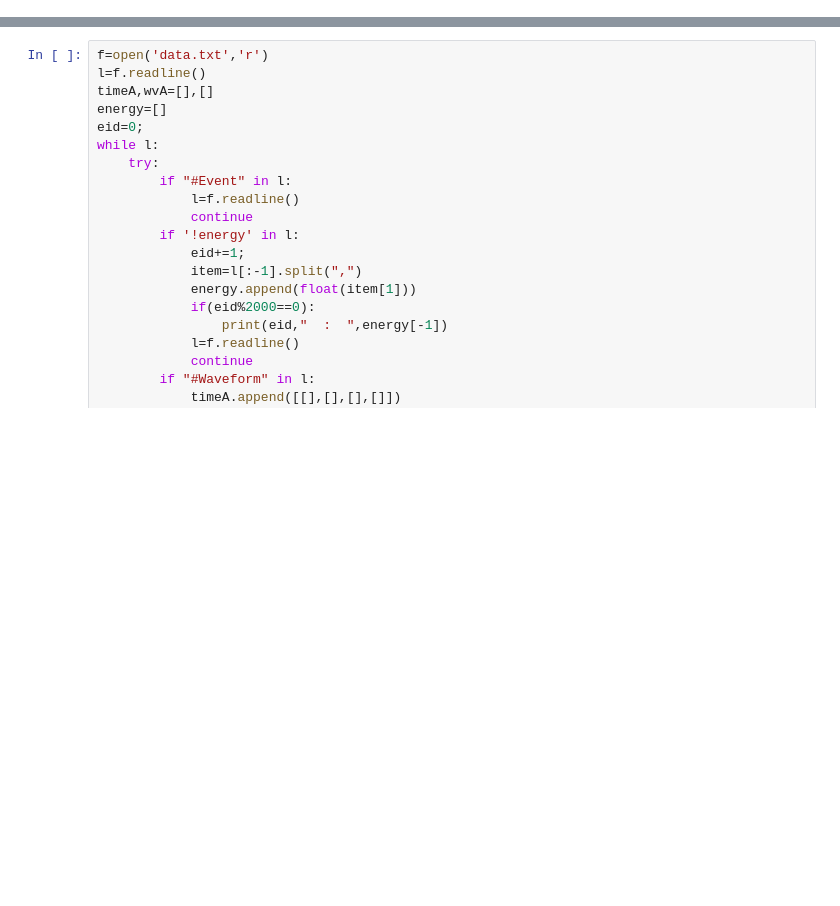
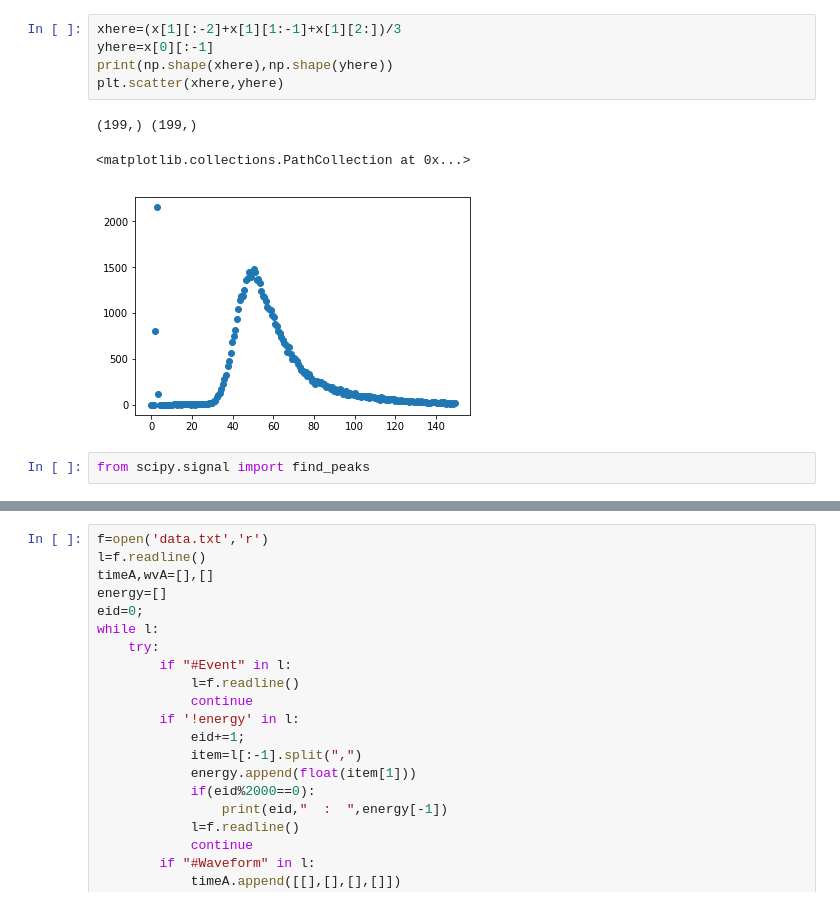
Before and after one commit to ats2008/drs4daq, a Jupyter notebook: drs4v5/pythonDoc.ipynb, the cells around one changed output, grey strips where cells are left out. Drawn from its saved outputs; the diff is of its cells as text; blank space fills up the shorter version.

```diff
--- a/drs4v5/pythonDoc.ipynb
+++ b/drs4v5/pythonDoc.ipynb
@@ -3,0 +106,11 @@ import numpy as np
+# %%
+xhere=(x[1][:-2]+x[1][1:-1]+x[1][2:])/3
+yhere=x[0][:-1]
+print(np.shape(xhere),np.shape(yhere))
+plt.scatter(xhere,yhere)
+# %% [output]
+(199,) (199,)
+<matplotlib.collections.PathCollection at 0x...>
+[figure, added]
+# %%
+from scipy.signal import find_peaks
```
Also changed, not shown: parts of 15 cells of this notebook, 4 other files.
